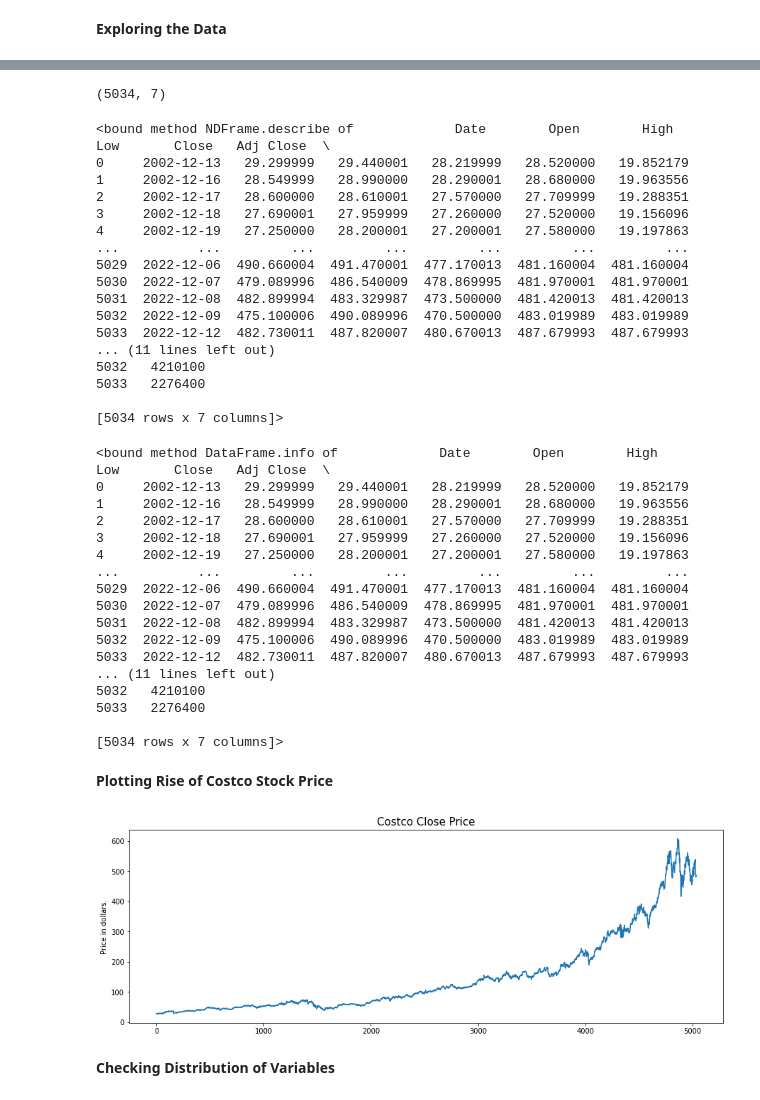
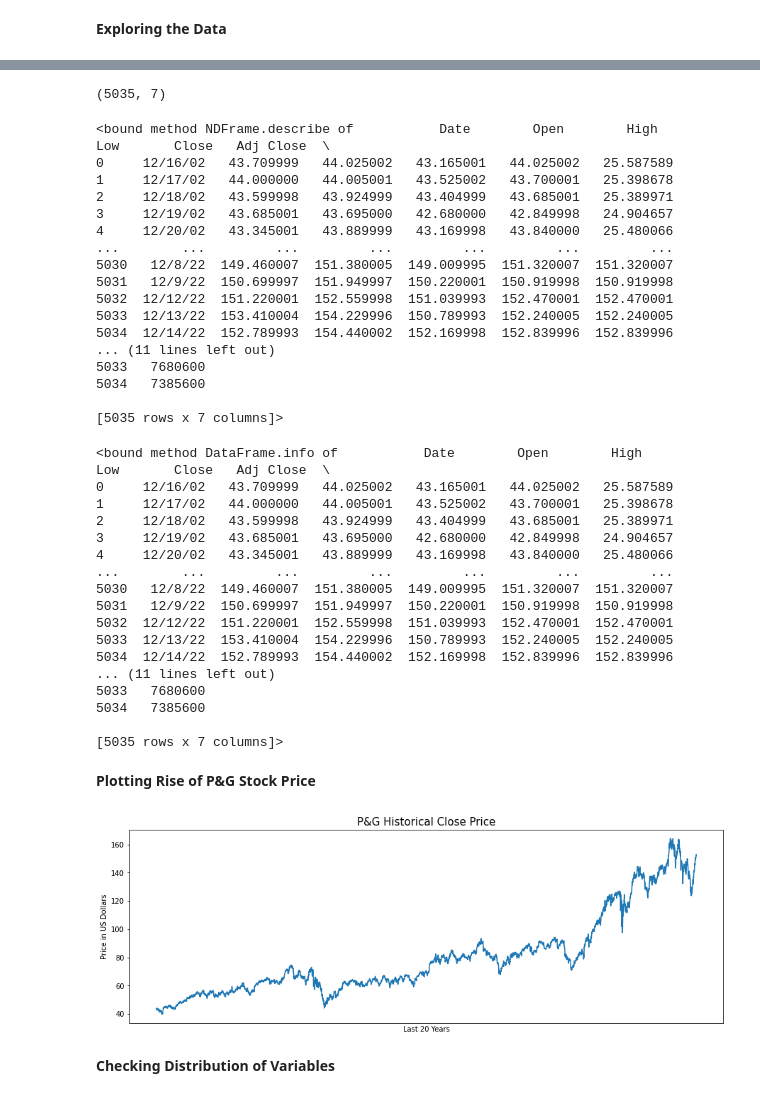
Before and after one commit to b6nick/Data-Science-Final-Project, a Jupyter notebook: Tufano_Final_Project.ipynb, the cells around one changed output, grey strips where cells are left out. Cells and saved outputs as stored; diff of their text form; code cells hidden in the pictures.

```diff
--- a/Tufano_Final_Project.ipynb
+++ b/Tufano_Final_Project.ipynb
@@ -31,7 +31,7 @@ warnings.filterwarnings('ignore')
 # %% [markdown]
 **Importing Data**
 # %%
-df = pd.read_csv('stockprice.csv')
+df = pd.read_csv('PGStockPrice.csv')
 # %% [markdown]
 **Exploring the Data**
 # %%
@@ -46,57 +46,59 @@ df.head()
 # %%
 df.shape
 # %% [output]
-(5034, 7)
+(5035, 7)
 # %%
 df.describe
 # %% [output]
-<bound method NDFrame.describe of             Date        Open        High         Low       Close   Adj Close  \
-0     2002-12-13   29.299999   29.440001   28.219999   28.520000   19.852179
-1     2002-12-16   28.549999   28.990000   28.290001   28.680000   19.963556
-2     2002-12-17   28.600000   28.610001   27.570000   27.709999   19.288351
-3     2002-12-18   27.690001   27.959999   27.260000   27.520000   19.156096
-4     2002-12-19   27.250000   28.200001   27.200001   27.580000   19.197863
-...          ...         ...         ...         ...         ...         ...
-5029  2022-12-06  490.660004  491.470001  477.170013  481.160004  481.160004
-5030  2022-12-07  479.089996  486.540009  478.869995  481.970001  481.970001
-5031  2022-12-08  482.899994  483.329987  473.500000  481.420013  481.420013
-5032  2022-12-09  475.100006  490.089996  470.500000  483.019989  483.019989
-5033  2022-12-12  482.730011  487.820007  480.670013  487.679993  487.679993
+<bound method NDFrame.describe of           Date        Open        High         Low       Close   Adj Close  \
+0     12/16/02   43.709999   44.025002   43.165001   44.025002   25.587589
+1     12/17/02   44.000000   44.005001   43.525002   43.700001   25.398678
+2     12/18/02   43.599998   43.924999   43.404999   43.685001   25.389971
+3     12/19/02   43.685001   43.695000   42.680000   42.849998   24.904657
+4     12/20/02   43.345001   43.889999   43.169998   43.840000   25.480066
+...        ...         ...         ...         ...         ...         ...
+5030   12/8/22  149.460007  151.380005  149.009995  151.320007  151.320007
+5031   12/9/22  150.699997  151.949997  150.220001  150.919998  150.919998
+5032  12/12/22  151.220001  152.559998  151.039993  152.470001  152.470001
+5033  12/13/22  153.410004  154.229996  150.789993  152.240005  152.240005
+5034  12/14/22  152.789993  154.440002  152.169998  152.839996  152.839996
 ... (11 lines left out)
-5032   4210100
-5033   2276400
+5033   7680600
+5034   7385600
 
-[5034 rows x 7 columns]>
+[5035 rows x 7 columns]>
 # %%
 df.info
 # %% [output]
-<bound method DataFrame.info of             Date        Open        High         Low       Close   Adj Close  \
-0     2002-12-13   29.299999   29.440001   28.219999   28.520000   19.852179
-1     2002-12-16   28.549999   28.990000   28.290001   28.680000   19.963556
-2     2002-12-17   28.600000   28.610001   27.570000   27.709999   19.288351
-3     2002-12-18   27.690001   27.959999   27.260000   27.520000   19.156096
-4     2002-12-19   27.250000   28.200001   27.200001   27.580000   19.197863
-...          ...         ...         ...         ...         ...         ...
-5029  2022-12-06  490.660004  491.470001  477.170013  481.160004  481.160004
-5030  2022-12-07  479.089996  486.540009  478.869995  481.970001  481.970001
-5031  2022-12-08  482.899994  483.329987  473.500000  481.420013  481.420013
-5032  2022-12-09  475.100006  490.089996  470.500000  483.019989  483.019989
-5033  2022-12-12  482.730011  487.820007  480.670013  487.679993  487.679993
+<bound method DataFrame.info of           Date        Open        High         Low       Close   Adj Close  \
+0     12/16/02   43.709999   44.025002   43.165001   44.025002   25.587589
+1     12/17/02   44.000000   44.005001   43.525002   43.700001   25.398678
+2     12/18/02   43.599998   43.924999   43.404999   43.685001   25.389971
+3     12/19/02   43.685001   43.695000   42.680000   42.849998   24.904657
+4     12/20/02   43.345001   43.889999   43.169998   43.840000   25.480066
+...        ...         ...         ...         ...         ...         ...
+5030   12/8/22  149.460007  151.380005  149.009995  151.320007  151.320007
+5031   12/9/22  150.699997  151.949997  150.220001  150.919998  150.919998
+5032  12/12/22  151.220001  152.559998  151.039993  152.470001  152.470001
+5033  12/13/22  153.410004  154.229996  150.789993  152.240005  152.240005
+5034  12/14/22  152.789993  154.440002  152.169998  152.839996  152.839996
 ... (11 lines left out)
-5032   4210100
-5033   2276400
+5033   7680600
+5034   7385600
 
-[5034 rows x 7 columns]>
+[5035 rows x 7 columns]>
 # %% [markdown]
-**Plotting Rise of Costco Stock Price**
+**Plotting Rise of P&G Stock Price**
 # %%
 plt.figure(figsize=(15,5))
+plt.xticks([])
 plt.plot(df['Close'])
-plt.title('Costco Close Price', fontsize=15)
-plt.ylabel('Price in dollars.')
+plt.title('P&G Historical Close Price', fontsize=15)
+plt.ylabel('Price in US Dollars')
+plt.xlabel('Last 20 Years')
 plt.show()
 # %% [output]
-[figure, old version]
+[figure, new version]
 # %% [markdown]
 **Checking Distribution of Variables**
 # %%
```
Also changed, not shown: parts of 13 cells of this notebook.
